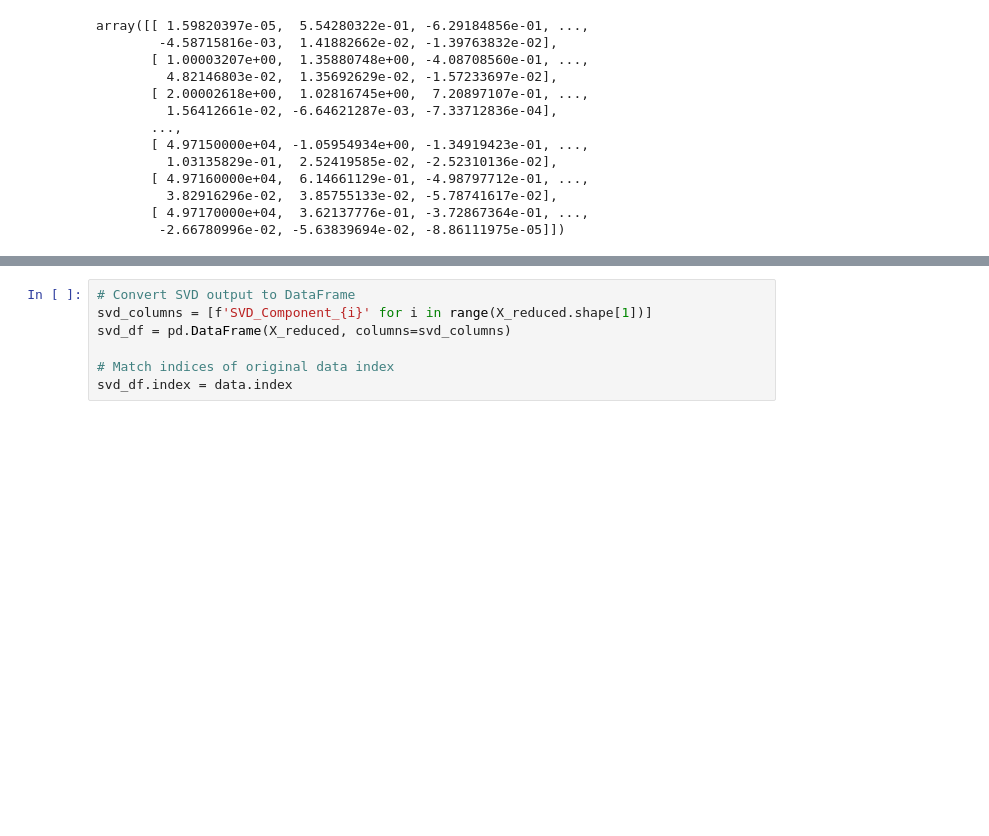
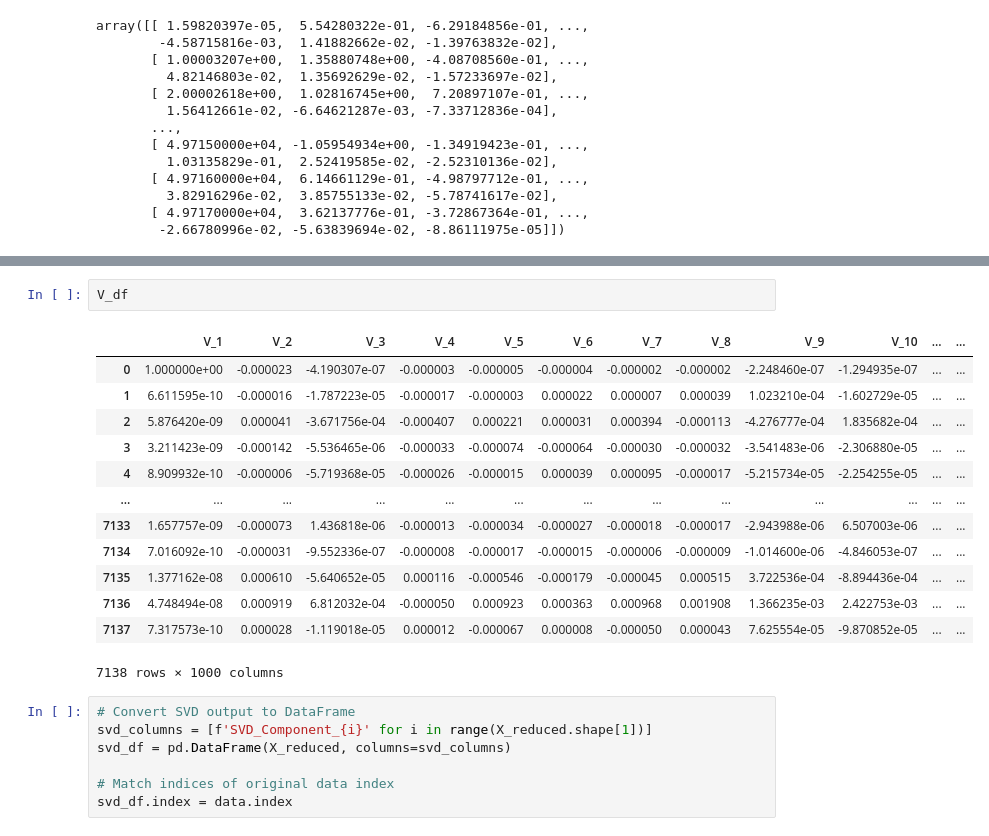
Before and after one commit to Pmalik24/Recipe_recsys, a Jupyter notebook: Code/SVD_Hamming_distance.ipynb, the cells around one changed output, grey strips where cells are left out. Cells and saved outputs as stored; diff of their text form; blank space fills up the shorter version.

```diff
--- a/Code/SVD_Hamming_distance.ipynb
+++ b/Code/SVD_Hamming_distance.ipynb
@@ -82,3 +166,19 @@ array([[ 1.59820397e-05,  5.54280322e-01, -6.29184856e-01, ...,
+# %%
+V_df
+# %% [output]
+|  | V_1 | V_2 | V_3 | V_4 | V_5 | V_6 | V_7 | V_8 | V_9 | V_10 | ... | ... |
+| 0 | 1.000000e+00 | -0.000023 | -4.190307e-07 | -0.000003 | -0.000005 | -0.000004 | -0.000002 | -0.000002 | -2.248460e-07 | -1.294935e-07 | ... | ... |
+| 1 | 6.611595e-10 | -0.000016 | -1.787223e-05 | -0.000017 | -0.000003 | 0.000022 | 0.000007 | 0.000039 | 1.023210e-04 | -1.602729e-05 | ... | ... |
+| 2 | 5.876420e-09 | 0.000041 | -3.671756e-04 | -0.000407 | 0.000221 | 0.000031 | 0.000394 | -0.000113 | -4.276777e-04 | 1.835682e-04 | ... | ... |
+| 3 | 3.211423e-09 | -0.000142 | -5.536465e-06 | -0.000033 | -0.000074 | -0.000064 | -0.000030 | -0.000032 | -3.541483e-06 | -2.306880e-05 | ... | ... |
+| 4 | 8.909932e-10 | -0.000006 | -5.719368e-05 | -0.000026 | -0.000015 | 0.000039 | 0.000095 | -0.000017 | -5.215734e-05 | -2.254255e-05 | ... | ... |
+| ... | ... | ... | ... | ... | ... | ... | ... | ... | ... | ... | ... | ... |
+| 7133 | 1.657757e-09 | -0.000073 | 1.436818e-06 | -0.000013 | -0.000034 | -0.000027 | -0.000018 | -0.000017 | -2.943988e-06 | 6.507003e-06 | ... | ... |
+| 7134 | 7.016092e-10 | -0.000031 | -9.552336e-07 | -0.000008 | -0.000017 | -0.000015 | -0.000006 | -0.000009 | -1.014600e-06 | -4.846053e-07 | ... | ... |
+| 7135 | 1.377162e-08 | 0.000610 | -5.640652e-05 | 0.000116 | -0.000546 | -0.000179 | -0.000045 | 0.000515 | 3.722536e-04 | -8.894436e-04 | ... | ... |
+| 7136 | 4.748494e-08 | 0.000919 | 6.812032e-04 | -0.000050 | 0.000923 | 0.000363 | 0.000968 | 0.001908 | 1.366235e-03 | 2.422753e-03 | ... | ... |
+| 7137 | 7.317573e-10 | 0.000028 | -1.119018e-05 | 0.000012 | -0.000067 | 0.000008 | -0.000050 | 0.000043 | 7.625554e-05 | -9.870852e-05 | ... | ... |
+7138 rows × 1000 columns
 # %%
 # Convert SVD output to DataFrame
 svd_columns = [f'SVD_Component_{i}' for i in range(X_reduced.shape[1])]
```
Also changed, not shown: parts of 9 cells of this notebook, 1 other file.
